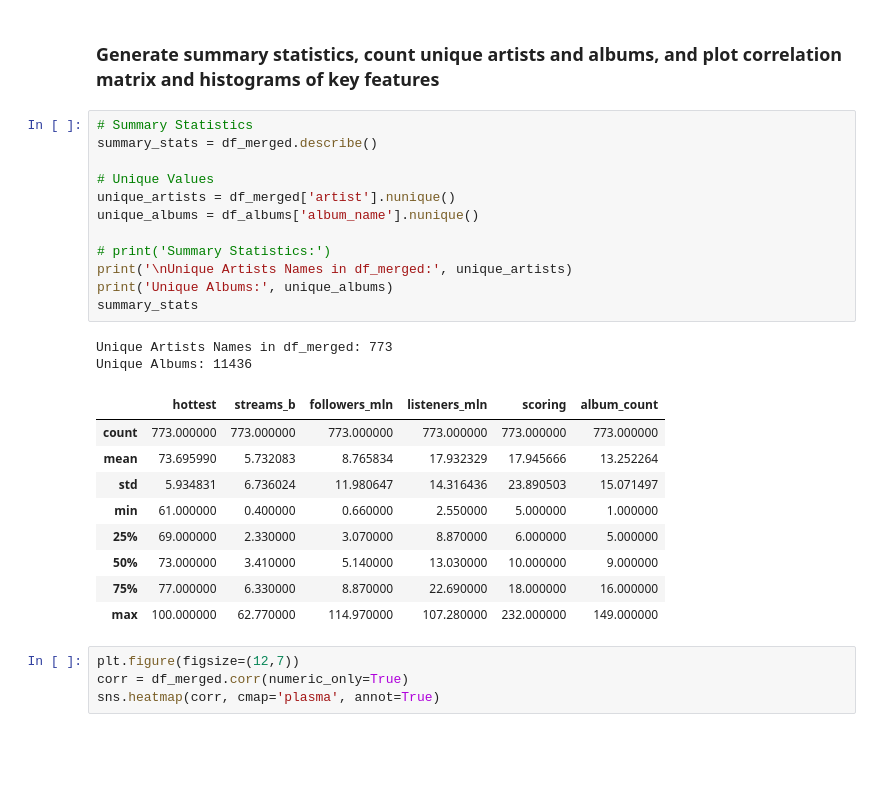
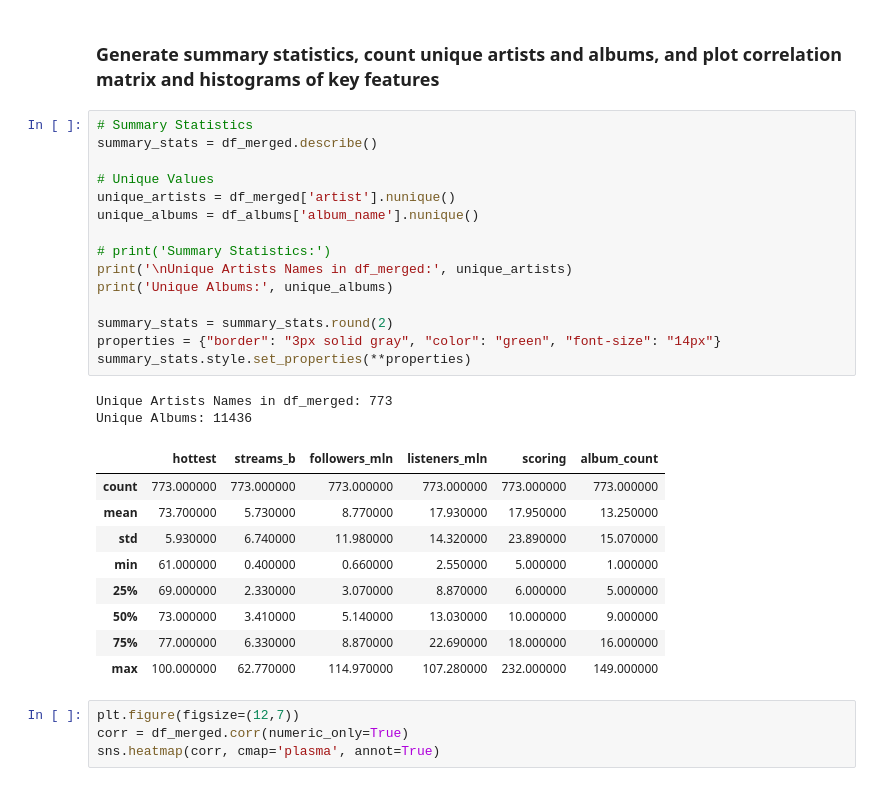
Before and after one commit to uktukt/SheGoesTech_Final_Project, a Jupyter notebook: fp_playlists_albums.ipynb, the cells around one changed output. Saved outputs shown, nothing was run; the diff lists cells and outputs as text; blank space fills up the shorter version.

```diff
--- a/fp_playlists_albums.ipynb
+++ b/fp_playlists_albums.ipynb
@@ -70,22 +70,25 @@ print(df_merged.head())
 # %%
 # Summary Statistics
 summary_stats = df_merged.describe()
 
 # Unique Values
 unique_artists = df_merged['artist'].nunique()
 unique_albums = df_albums['album_name'].nunique()
 
 # print('Summary Statistics:')
 print('\nUnique Artists Names in df_merged:', unique_artists)
 print('Unique Albums:', unique_albums)
-summary_stats
+
+summary_stats = summary_stats.round(2)
+properties = {"border": "3px solid gray", "color": "green", "font-size": "14px"}
+summary_stats.style.set_properties(**properties)
 # %% [output]
 Unique Artists Names in df_merged: 773
 Unique Albums: 11436
 |  | hottest | streams_b | followers_mln | listeners_mln | scoring | album_count |
 | count | 773.000000 | 773.000000 | 773.000000 | 773.000000 | 773.000000 | 773.000000 |
-| mean | 73.695990 | 5.732083 | 8.765834 | 17.932329 | 17.945666 | 13.252264 |
-| std | 5.934831 | 6.736024 | 11.980647 | 14.316436 | 23.890503 | 15.071497 |
+| mean | 73.700000 | 5.730000 | 8.770000 | 17.930000 | 17.950000 | 13.250000 |
+| std | 5.930000 | 6.740000 | 11.980000 | 14.320000 | 23.890000 | 15.070000 |
 | min | 61.000000 | 0.400000 | 0.660000 | 2.550000 | 5.000000 | 1.000000 |
 | 25% | 69.000000 | 2.330000 | 3.070000 | 8.870000 | 6.000000 | 5.000000 |
 | 50% | 73.000000 | 3.410000 | 5.140000 | 13.030000 | 10.000000 | 9.000000 |
```
Also changed, not shown: parts of 4 cells of this notebook, 1 other file.
